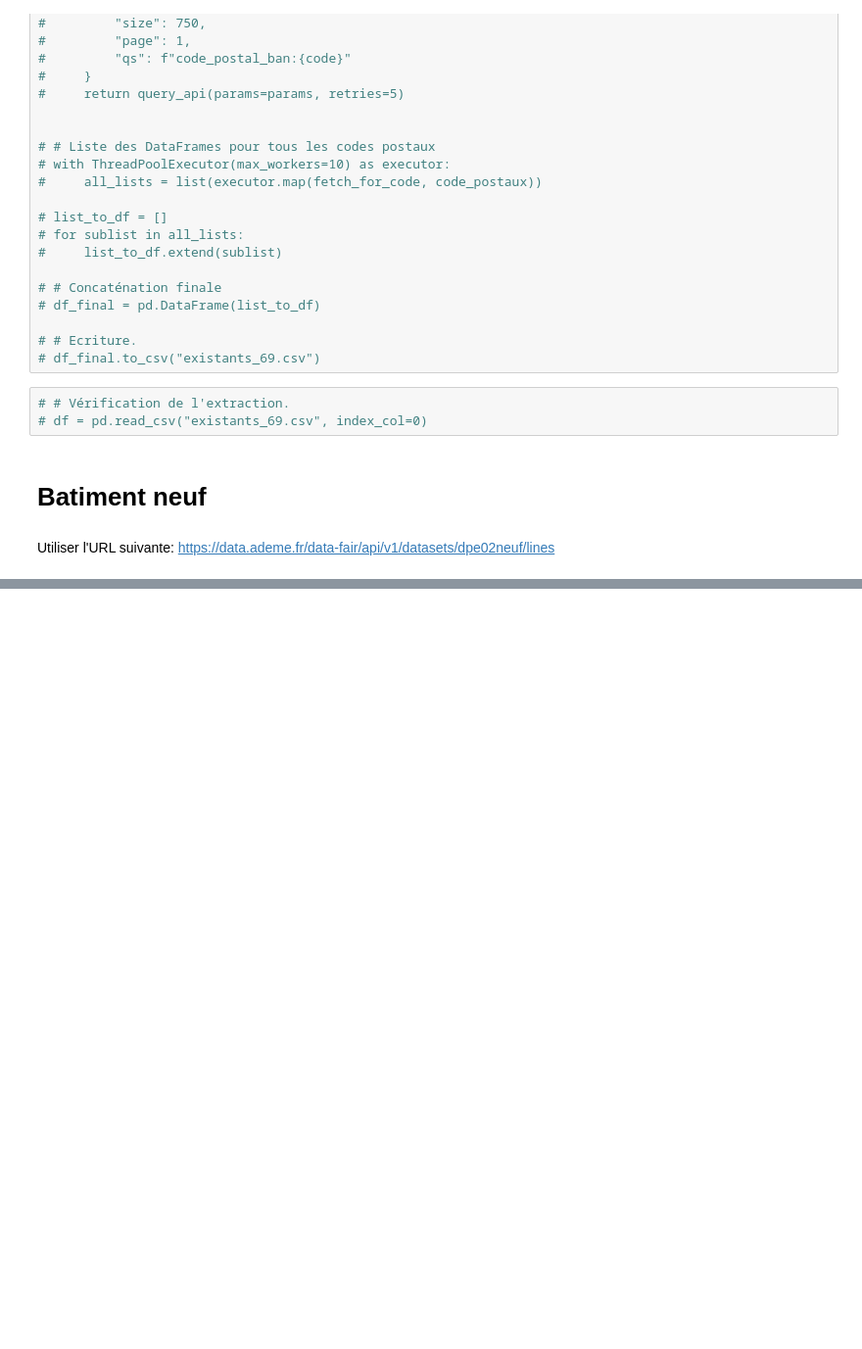
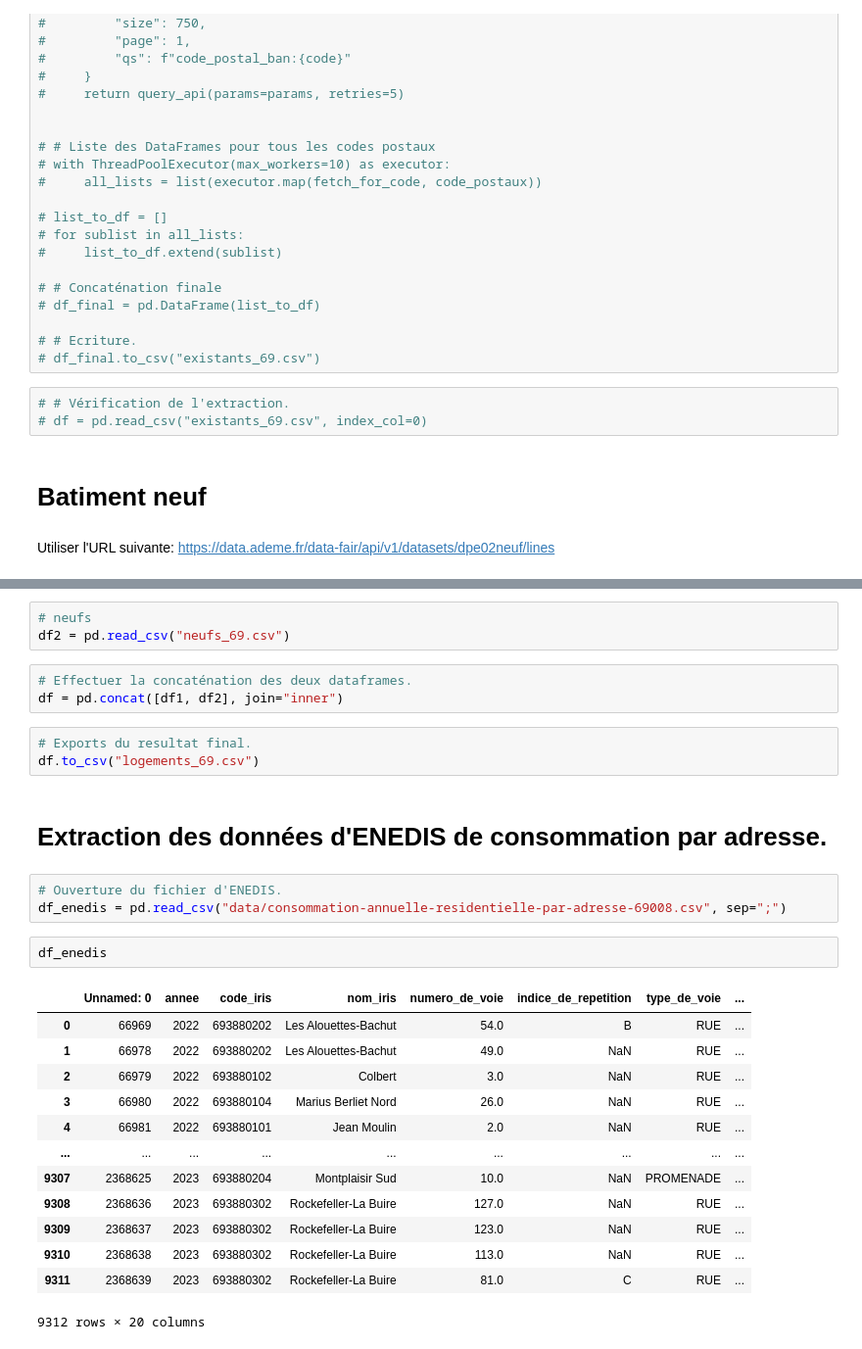
Before and after one commit to 4xel-C/SISE_TDs, a Jupyter notebook: Python - Machine Learning/sessio_1 python API/2_Utiliser une API.ipynb, the cells around one changed output, grey strips where cells are left out. Shown at 98% size. Cells and saved outputs as stored; diff of their text form; blank space fills up the shorter version.

Commit message:
addition of API extraction from enedis API

```diff
--- a/Python - Machine Learning/sessio_1 python API/2_Utiliser une API.ipynb
+++ b/Python - Machine Learning/sessio_1 python API/2_Utiliser une API.ipynb
@@ -187,0 +185,30 @@ KeyboardInterrupt:
+# %%
+# neufs
+df2 = pd.read_csv("neufs_69.csv")
+# %%
+# Effectuer la concaténation des deux dataframes.
+df = pd.concat([df1, df2], join="inner")
+# %%
+# Exports du resultat final.
+df.to_csv("logements_69.csv")
+# %% [markdown]
+# Extraction des données d'ENEDIS de consommation par adresse.
+# %%
+# Ouverture du fichier d'ENEDIS.
+df_enedis = pd.read_csv("data/consommation-annuelle-residentielle-par-adresse-69008.csv", sep=";")
+# %%
+df_enedis
+# %% [output]
+|  | Unnamed: 0 | annee | code_iris | nom_iris | numero_de_voie | indice_de_repetition | type_de_voie | ... |
+| 0 | 66969 | 2022 | 693880202 | Les Alouettes-Bachut | 54.0 | B | RUE | ... |
+| 1 | 66978 | 2022 | 693880202 | Les Alouettes-Bachut | 49.0 | NaN | RUE | ... |
+| 2 | 66979 | 2022 | 693880102 | Colbert | 3.0 | NaN | RUE | ... |
+| 3 | 66980 | 2022 | 693880104 | Marius Berliet Nord | 26.0 | NaN | RUE | ... |
+| 4 | 66981 | 2022 | 693880101 | Jean Moulin | 2.0 | NaN | RUE | ... |
+| ... | ... | ... | ... | ... | ... | ... | ... | ... |
+| 9307 | 2368625 | 2023 | 693880204 | Montplaisir Sud | 10.0 | NaN | PROMENADE | ... |
+| 9308 | 2368636 | 2023 | 693880302 | Rockefeller-La Buire | 127.0 | NaN | RUE | ... |
+| 9309 | 2368637 | 2023 | 693880302 | Rockefeller-La Buire | 123.0 | NaN | RUE | ... |
+| 9310 | 2368638 | 2023 | 693880302 | Rockefeller-La Buire | 113.0 | NaN | RUE | ... |
+| 9311 | 2368639 | 2023 | 693880302 | Rockefeller-La Buire | 81.0 | C | RUE | ... |
+9312 rows × 20 columns
```
Also changed, not shown: parts of 10 cells of this notebook.
